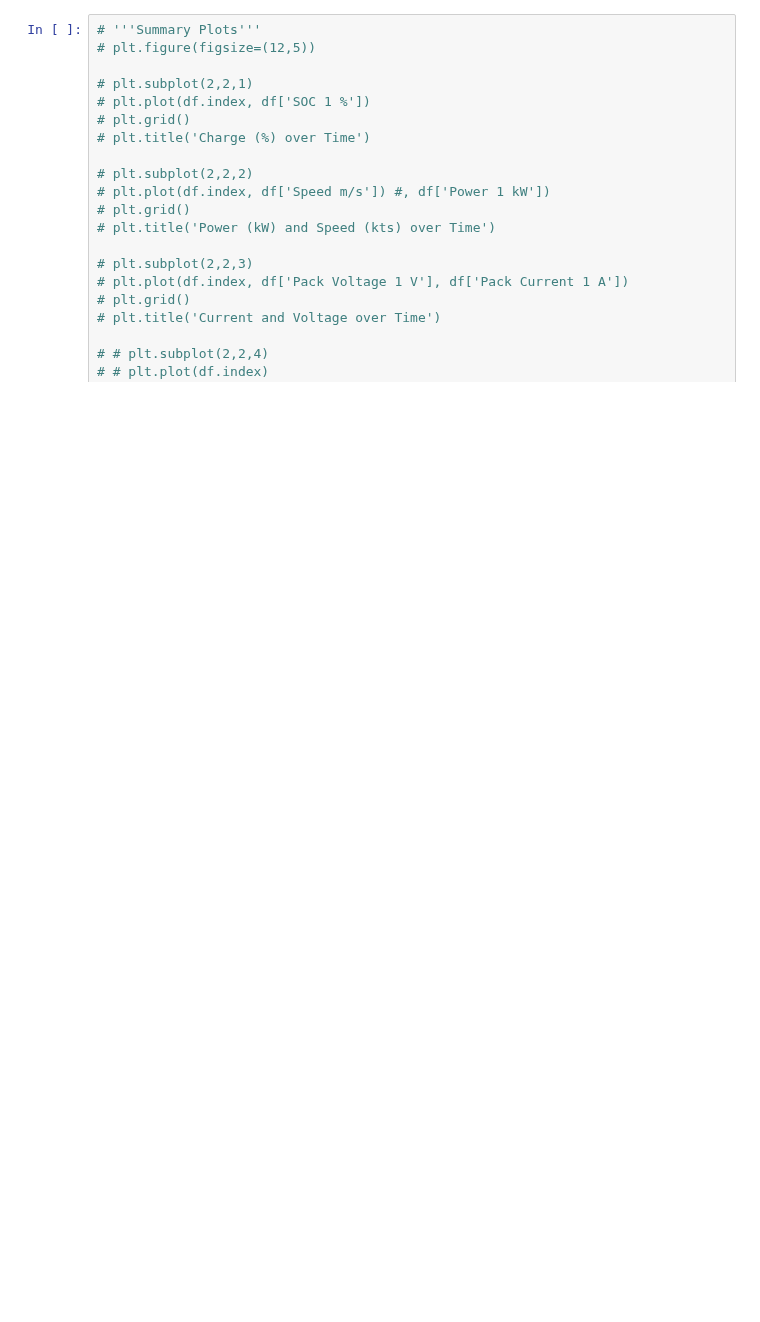
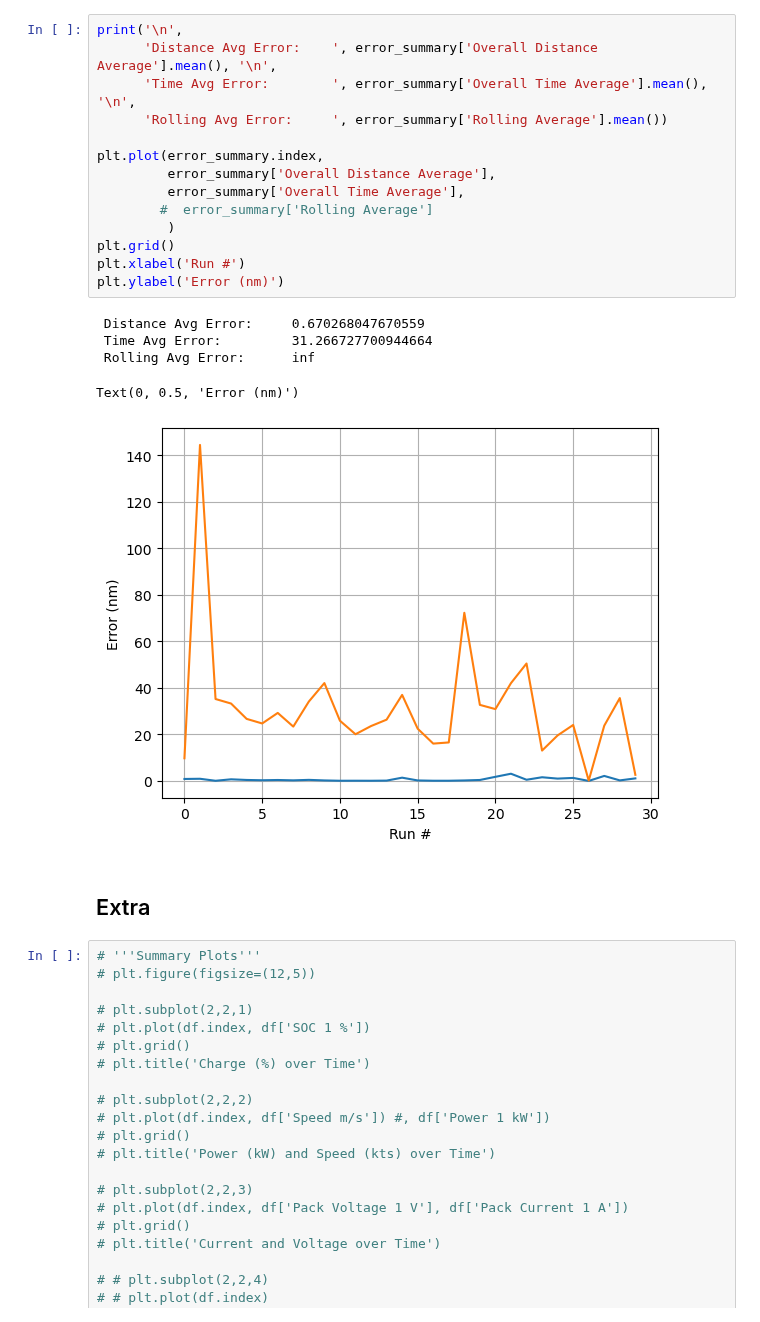
Before and after one commit to eliu420/photon-range-estimator, a Jupyter notebook: test_loop.ipynb, the cells around one changed output. Saved outputs shown, nothing was run; the diff lists cells and outputs as text; blank space fills up the shorter version.

```diff
--- a/test_loop.ipynb
+++ b/test_loop.ipynb
@@ -206,3 +189,25 @@ df = pd.read_csv(file_path, skiprows=range(1,rows_to_read[0]), nrows=len(rows_to
+# %%
+print('\n',
+      'Distance Avg Error:    ', error_summary['Overall Distance Average'].mean(), '\n',
+      'Time Avg Error:        ', error_summary['Overall Time Average'].mean(), '\n',
+      'Rolling Avg Error:     ', error_summary['Rolling Average'].mean())
+
+plt.plot(error_summary.index,
+         error_summary['Overall Distance Average'],
+         error_summary['Overall Time Average'],
+        #  error_summary['Rolling Average']
+         )
+plt.grid()
+plt.xlabel('Run #')
+plt.ylabel('Error (nm)')
+# %% [output]
+ Distance Avg Error:     0.670268047670559
+ Time Avg Error:         31.266727700944664
+ Rolling Avg Error:      inf
+Text(0, 0.5, 'Error (nm)')
+[figure, added]
+# %% [markdown]
+## Extra
 # %%
 # '''Summary Plots'''
 # plt.figure(figsize=(12,5))
```
Also changed, not shown: parts of 18 cells of this notebook.
